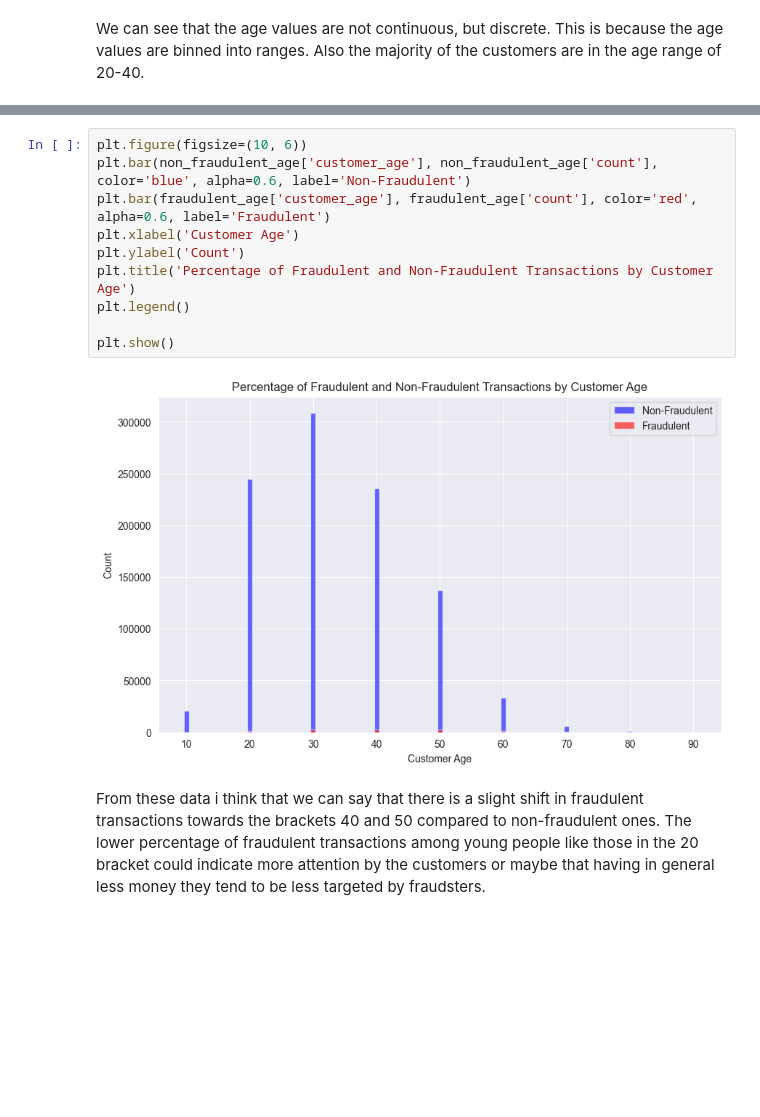
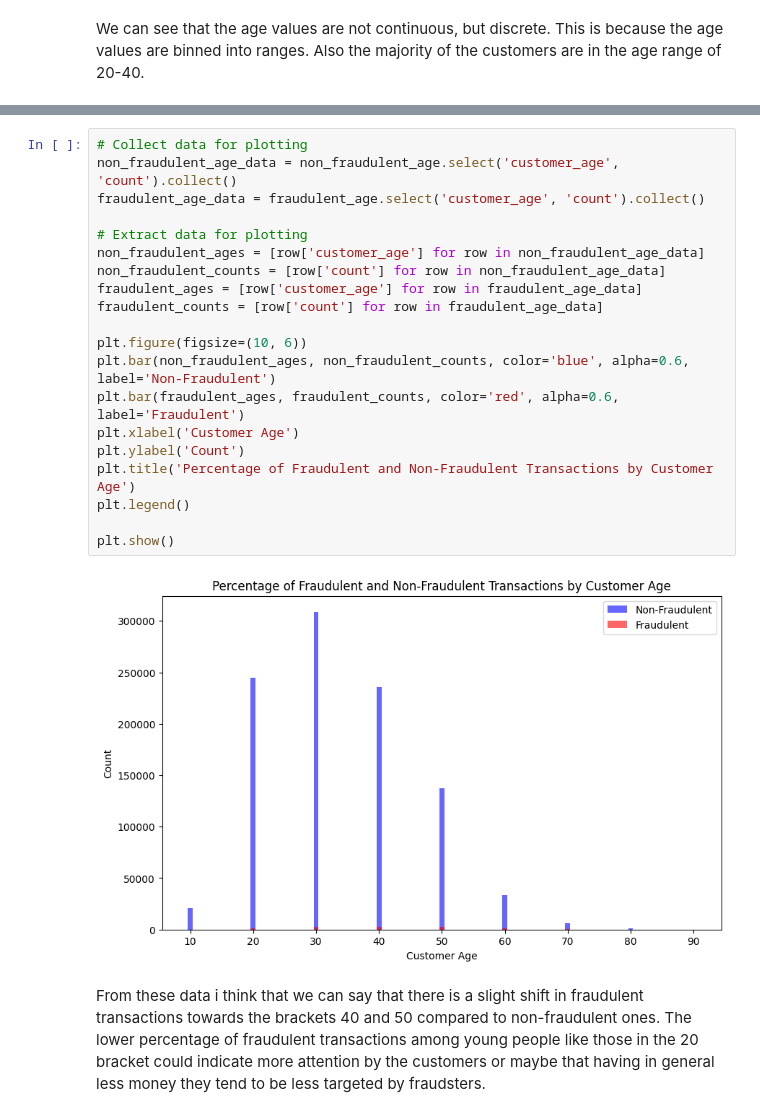
Before and after one commit to EmilianoMarrale/Bank-Fraud-Analysis-Pyspark, a Jupyter notebook: DataUnderstandingAndPrep.ipynb, the cells around one changed output, grey strips where cells are left out. Saved outputs shown, nothing was run; the diff lists cells and outputs as text; blank space fills up the shorter version.

```diff
--- a/DataUnderstandingAndPrep.ipynb
+++ b/DataUnderstandingAndPrep.ipynb
@@ -335,14 +389,24 @@ Fraudulent Transactions by Customer Age:
-# %%
-plt.figure(figsize=(10, 6))
-plt.bar(non_fraudulent_age['customer_age'], non_fraudulent_age['count'], color='blue', alpha=0.6, label='Non-Fraudulent')
-plt.bar(fraudulent_age['customer_age'], fraudulent_age['count'], color='red', alpha=0.6, label='Fraudulent')
-plt.xlabel('Customer Age')
-plt.ylabel('Count')
-plt.title('Percentage of Fraudulent and Non-Fraudulent Transactions by Customer Age')
-plt.legend()
-
-plt.show()
-# %% [output]
-[figure, removed]
+# %%
+# Collect data for plotting
+non_fraudulent_age_data = non_fraudulent_age.select('customer_age', 'count').collect()
+fraudulent_age_data = fraudulent_age.select('customer_age', 'count').collect()
+
+# Extract data for plotting
+non_fraudulent_ages = [row['customer_age'] for row in non_fraudulent_age_data]
+non_fraudulent_counts = [row['count'] for row in non_fraudulent_age_data]
+fraudulent_ages = [row['customer_age'] for row in fraudulent_age_data]
+fraudulent_counts = [row['count'] for row in fraudulent_age_data]
+
+plt.figure(figsize=(10, 6))
+plt.bar(non_fraudulent_ages, non_fraudulent_counts, color='blue', alpha=0.6, label='Non-Fraudulent')
+plt.bar(fraudulent_ages, fraudulent_counts, color='red', alpha=0.6, label='Fraudulent')
+plt.xlabel('Customer Age')
+plt.ylabel('Count')
+plt.title('Percentage of Fraudulent and Non-Fraudulent Transactions by Customer Age')
+plt.legend()
+
+plt.show()
+# %% [output]
+[figure, added]
 # %% [markdown]
 From these data i think that we can say that there is a slight shift in fraudulent transactions towards the brackets 40 and 50 compared to non-fraudulent ones. The lower percentage of fraudulent transactions among young people like those in the 20 bracket could indicate more attention by the customers or maybe that having in general less money they tend to be less targeted by fraudsters.
```
Also changed, not shown: parts of 59 cells of this notebook, 2 other files.
